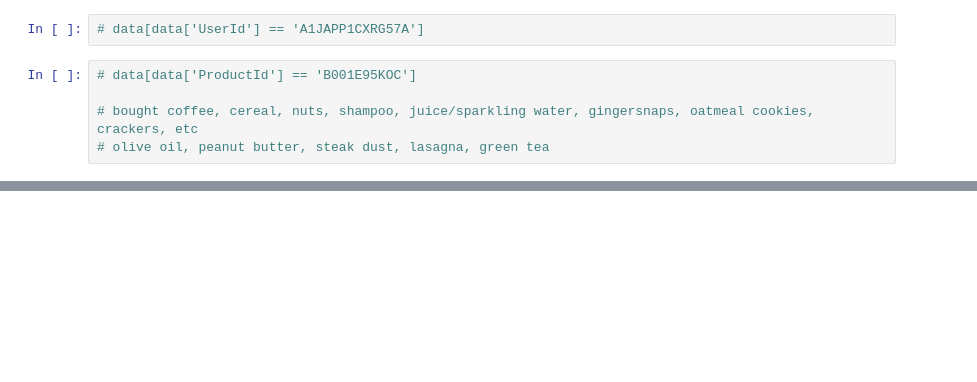
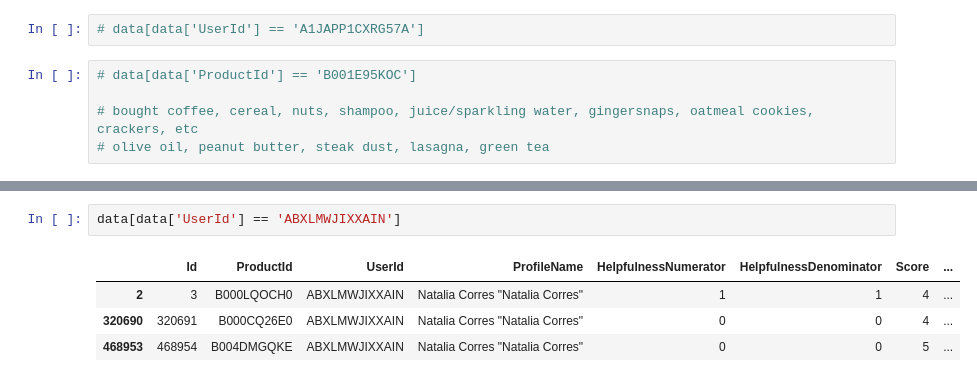
Before and after one commit to aisyahms/Intern, a Jupyter notebook: Running svd.ipynb, the cells around one changed output, grey strips where cells are left out. Drawn from its saved outputs; the diff is of its cells as text; blank space fills up the shorter version.

```diff
--- a/Running svd.ipynb
+++ b/Running svd.ipynb
@@ -168,0 +105,7 @@ recommend(data, 'ABXLMWJIXXAIN', 1, 5)
+# %%
+data[data['UserId'] == 'ABXLMWJIXXAIN']
+# %% [output]
+|  | Id | ProductId | UserId | ProfileName | HelpfulnessNumerator | HelpfulnessDenominator | Score | ... |
+| 2 | 3 | B000LQOCH0 | ABXLMWJIXXAIN | Natalia Corres "Natalia Corres" | 1 | 1 | 4 | ... |
+| 320690 | 320691 | B000CQ26E0 | ABXLMWJIXXAIN | Natalia Corres "Natalia Corres" | 0 | 0 | 4 | ... |
+| 468953 | 468954 | B004DMGQKE | ABXLMWJIXXAIN | Natalia Corres "Natalia Corres" | 0 | 0 | 5 | ... |
```
Also changed, not shown: parts of 7 cells of this notebook, 3 other files.
